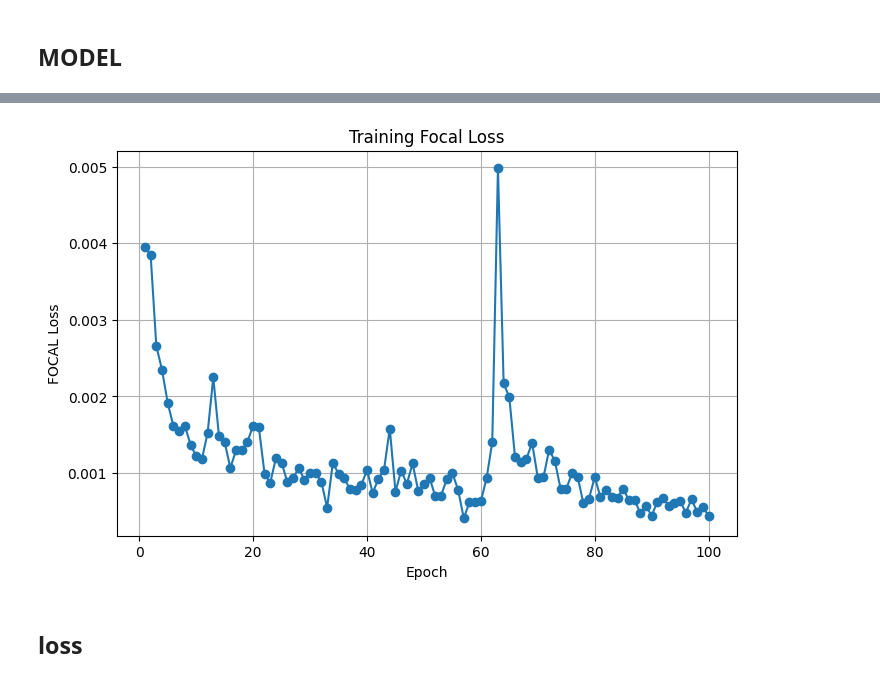
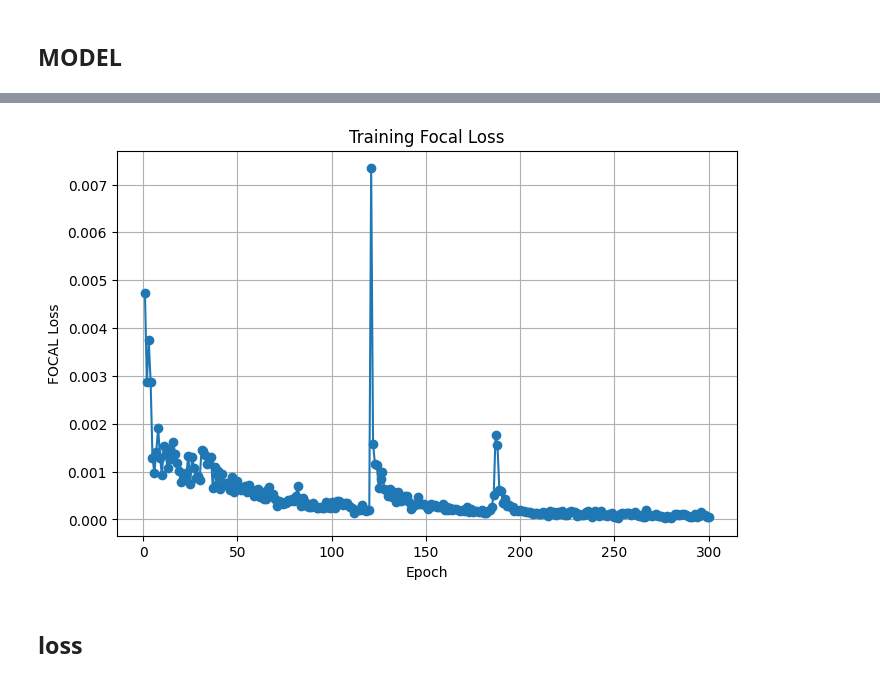
Before and after one commit to lambione/ETH-KAGGLE-COMPETITIONS-AML, a Jupyter notebook: PROJECT_2/unet_training.ipynb, the cells around one changed output, grey strips where cells are left out. Drawn from its saved outputs; the diff is of its cells as text; code cells hidden in the pictures.

Commit message:
Model performs 48% leaderboard, trained it over 300 epochs and it performs reallly well. Loss reached 0.00

```diff
--- a/PROJECT_2/unet_training.ipynb
+++ b/PROJECT_2/unet_training.ipynb
@@ -73,0 +208,27 @@ Total labeled frames used for training 195
+# %%
+from torch.utils.data import DataLoader
+
+dataset = MitralValveDataset(labeled_data=labeled_train_data,target_size=(256, 256))
+
+num_val = 10
+indices = torch.randperm(len(dataset)).tolist()
+
+train_dataset = torch.utils.data.Subset(dataset, indices[:-num_val])
+valid_dataset = torch.utils.data.Subset(dataset, indices[-num_val:])
+
+def collate_fn(batch):
+    return tuple(zip(*batch))
+
+train_loader = DataLoader(
+    train_dataset,
+    batch_size=4,
+    shuffle=True,
+    collate_fn=collate_fn
+)
+
+valid_loader = DataLoader(
+    valid_dataset,
+    batch_size=4,
+    shuffle=False,
+    collate_fn=collate_fn
+)
@@ -283,18 +525,18 @@ class MitralDataset(Dataset):
 
         item = self.samples[base_idx]
 
-        frame_curr = item['frame'].copy()
+        # frame_curr = item['frame'].copy()
 
-        if np.max(frame_curr) > 1:
-            frame = frame_curr / 255
+        # if np.max(frame_curr) > 1:
+        #     frame = frame_curr / 255
 
-            new = (frame < 0.4) & (frame > 0.15)
-            frame[new] = np.minimum(1.0, frame[new] + 0.25)
+        #     new = (frame < 0.4) & (frame > 0.15)
+        #     frame[new] = np.minimum(1.0, frame[new] + 0.25)
 
-            new_new = (frame >= 0.6)
-            frame[new_new] = np.minimum(1.0, frame[new_new] + 0.3)
+        #     new_new = (frame >= 0.6)
+        #     frame[new_new] = np.minimum(1.0, frame[new_new] + 0.3)
 
-        frame = torch.tensor(frame).float()
+        frame = torch.tensor(item['frame']).float()
         mask  = torch.tensor(item['label']).float()
 
         # plt.imshow(frame.numpy(), cmap='gray')
@@ -389,7 +631,7 @@ model = UNet(in_channels=1,
 
 optimizer = optim.Adam(model.parameters(), lr=1e-3)
 
-epochs = 100
+epochs = 300
 epoch_losses = []
 model = model.cuda()
 
@@ -435,4 +677,4 @@ Epoch 99: loss=0.0004
-[figure, old version]
+[figure, new version]
 # %% [markdown]
 ## loss
 # %%
```
Also changed, not shown: parts of 15 cells of this notebook.
